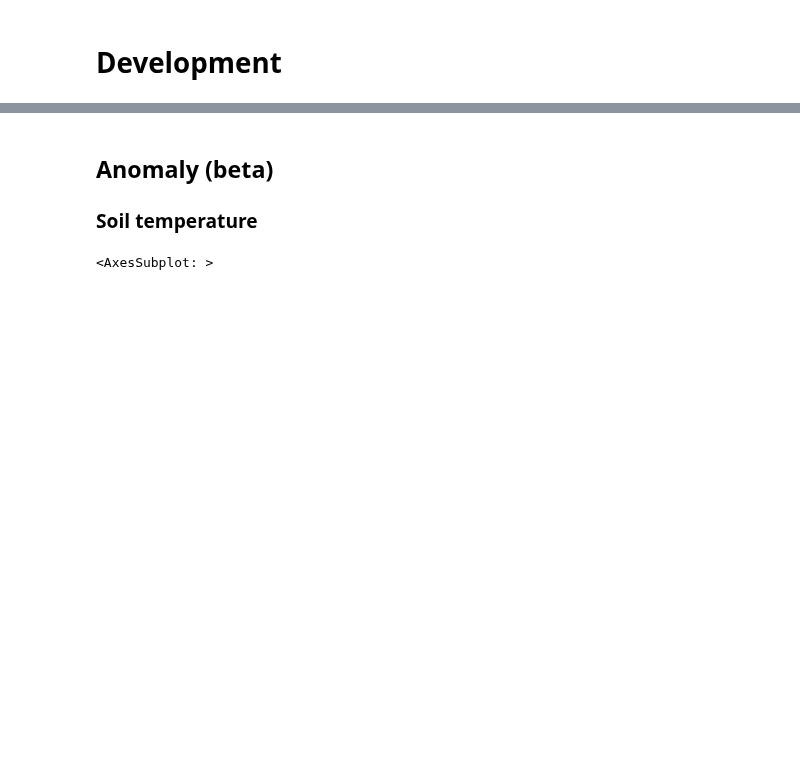
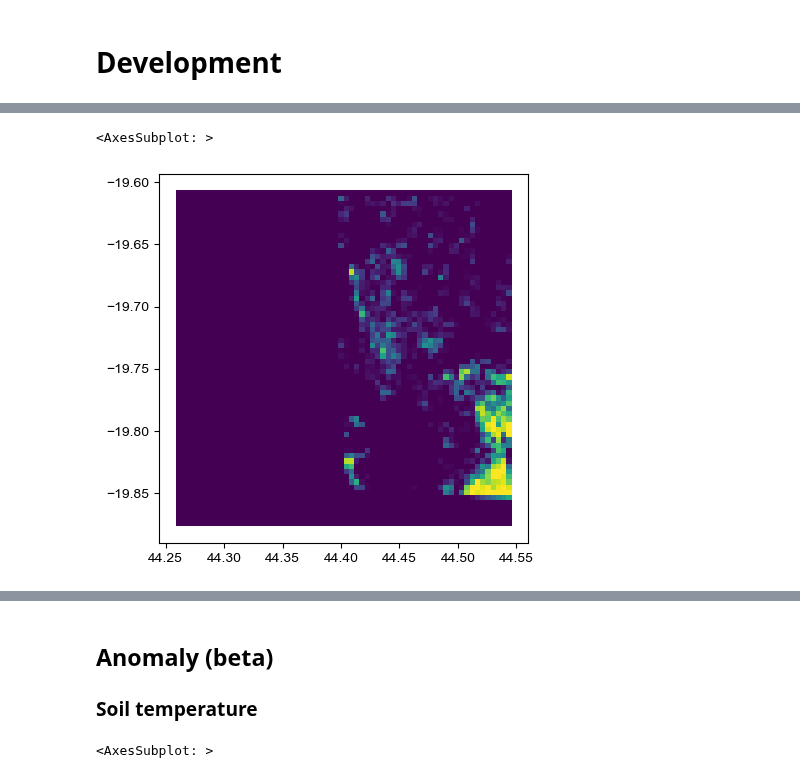
Before and after one commit to alisonpeard/hybridmodels, a Jupyter notebook: python/D. Development.ipynb, the cells around one changed output, grey strips where cells are left out. Drawn from its saved outputs; the diff is of its cells as text; code cells hidden in the pictures; blank space fills up the shorter version.

```diff
--- a/python/D. Development.ipynb
+++ b/python/D. Development.ipynb
@@ -336,0 +93,6 @@ feature_gdf = get_permwater(self, subregion, True)
+# %%
+feature_gdf = event.get_feature_gdf(subregion)
+feature_gdf.plot('floodfrac')
+# %% [output]
+<AxesSubplot: >
+[figure, added]
```
Also changed, not shown: parts of 29 cells of this notebook, 19 other files.
